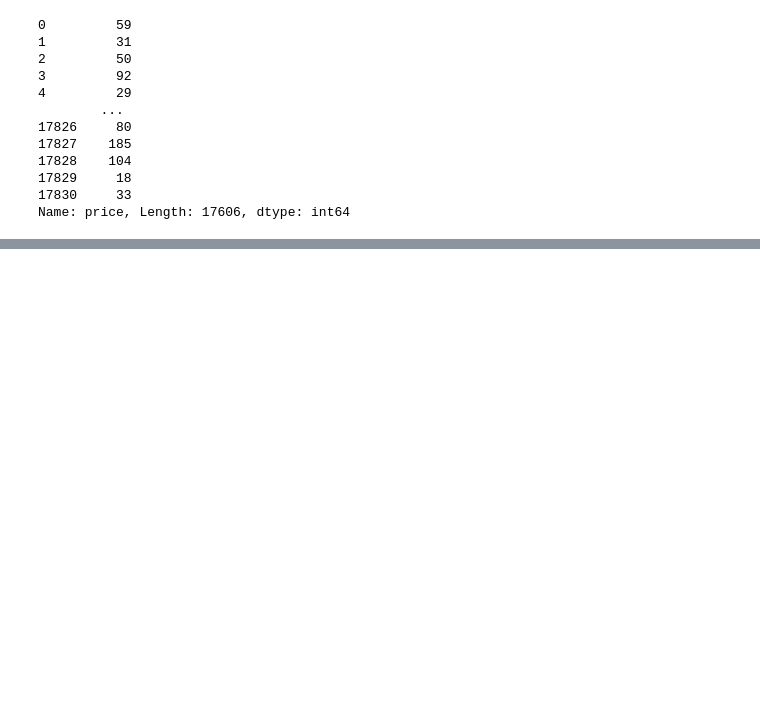
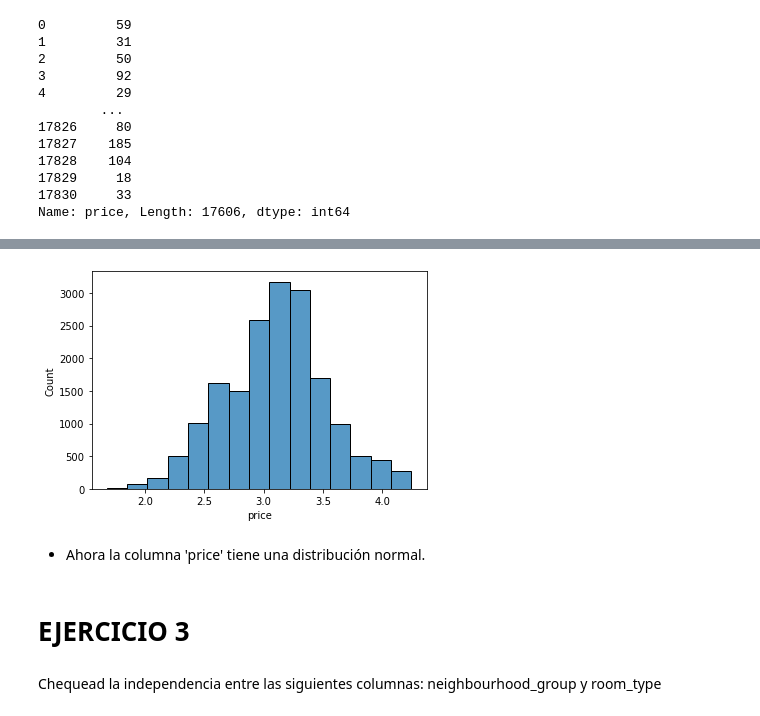
Before and after one commit to Adalab/DA-promo-a-modulo-3-pair-1-Almudena-Lara, a Jupyter notebook: TEST ESTADÍSTICOS/T.E. 3/estadísticos_3.ipynb, the cells around one changed output, grey strips where cells are left out. Drawn from its saved outputs; the diff is of its cells as text; code cells hidden in the pictures; blank space fills up the shorter version.

```diff
--- a/TEST ESTADÍSTICOS/T.E. 3/estadísticos_3.ipynb
+++ b/TEST ESTADÍSTICOS/T.E. 3/estadísticos_3.ipynb
@@ -129,0 +149,10 @@ ConversionError: Failed to convert value(s) to axis units: Index(['price', 'mini
+# %%
+sns.histplot(df["price"], bins=15);
+# %% [output]
+[figure, added]
+# %% [markdown]
+ - Ahora la columna 'price' tiene una distribución normal.
+# %% [markdown]
+# EJERCICIO 3
+# %% [markdown]
+Chequead la independencia entre las siguientes columnas: neighbourhood_group y room_type
```
Also changed, not shown: parts of 19 cells of this notebook.
